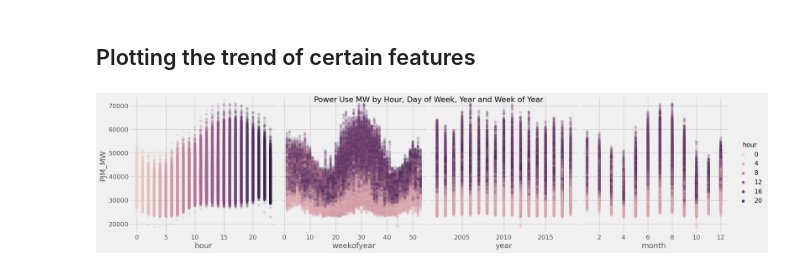
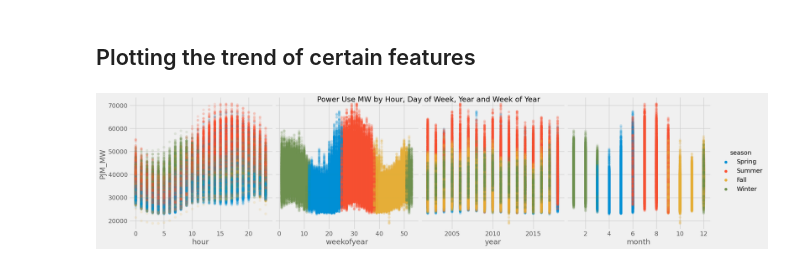
Before and after one commit to adnansherwani/Forecasting-DataModel, a Jupyter notebook: forecasting-energy-consumption.ipynb, the cells around one changed output. Saved outputs shown, nothing was run; the diff lists cells and outputs as text; code cells hidden in the pictures.

```diff
--- a/forecasting-energy-consumption.ipynb
+++ b/forecasting-energy-consumption.ipynb
@@ -107,11 +107,11 @@ features_and_target.head()
 # %% [markdown]
 ## Plotting the trend of certain features
 # %%
-sns.pairplot(data=features_and_target, x_vars=['hour', 'weekofyear', 'year', 'month']
-             , y_vars=['PJM_MW'], hue='hour',
+sns.pairplot(data=features_and_target.dropna(), x_vars=['hour', 'weekofyear', 'year', 'month']
+             , y_vars=['PJM_MW'], hue='season',
              height=5, plot_kws={'alpha':0.15, 'linewidth':0})
 
 plt.suptitle('Power Use MW by Hour, Day of Week, Year and Week of Year')
 plt.show()
 # %% [output]
-[figure, old version]
+[figure, new version]
```
Also changed, not shown: parts of 17 cells of this notebook.
